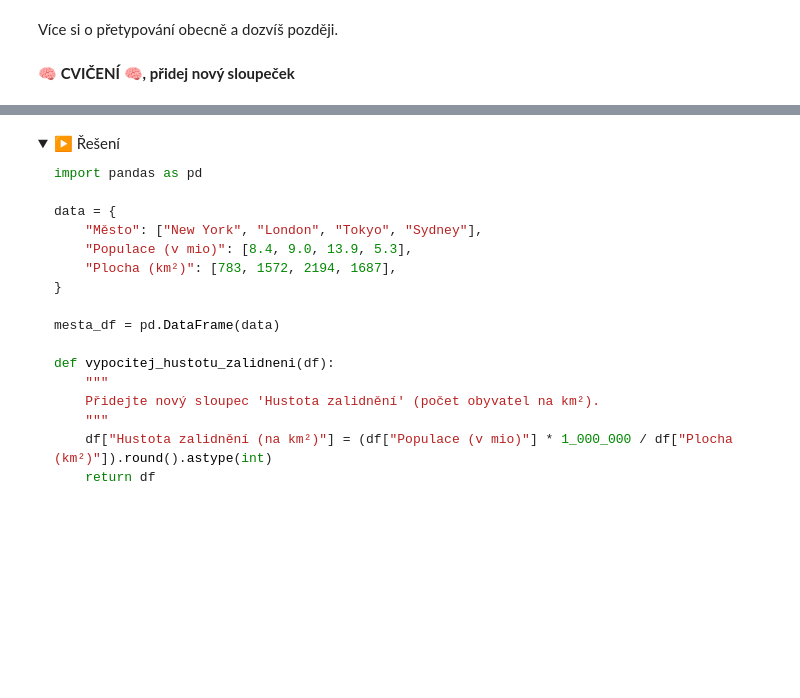
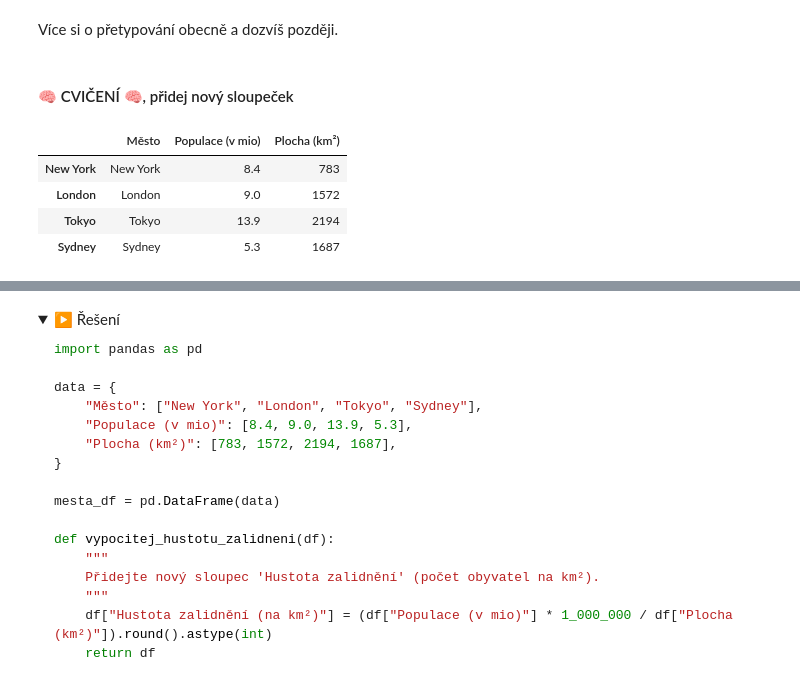
Before and after one commit to Bralor/python-data-2024, a Jupyter notebook: shared/notebooks/lesson02.ipynb, the cells around one changed output, grey strips where cells are left out. Cells and saved outputs as stored; diff of their text form; code cells hidden in the pictures; folded sections open; blank space fills up the shorter version.

```diff
--- a/shared/notebooks/lesson02.ipynb
+++ b/shared/notebooks/lesson02.ipynb
@@ -425,5 +543,5 @@ konvertovany_sl_a
 # %% [markdown]
 Více si o přetypování obecně a dozvíš později.
 # %% [markdown]
-**🧠 CVIČENÍ 🧠, přidej nový sloupeček**
+#### 🧠 CVIČENÍ 🧠, přidej nový sloupeček
 # %%
@@ -439,0 +558,8 @@ from pandas import DataFrame
+# %%
+data_df
+# %% [output]
+|  | Město | Populace (v mio) | Plocha (km²) |
+| New York | New York | 8.4 | 783 |
+| London | London | 9.0 | 1572 |
+| Tokyo | Tokyo | 13.9 | 2194 |
+| Sydney | Sydney | 5.3 | 1687 |
```
Also changed, not shown: parts of 212 cells of this notebook.
